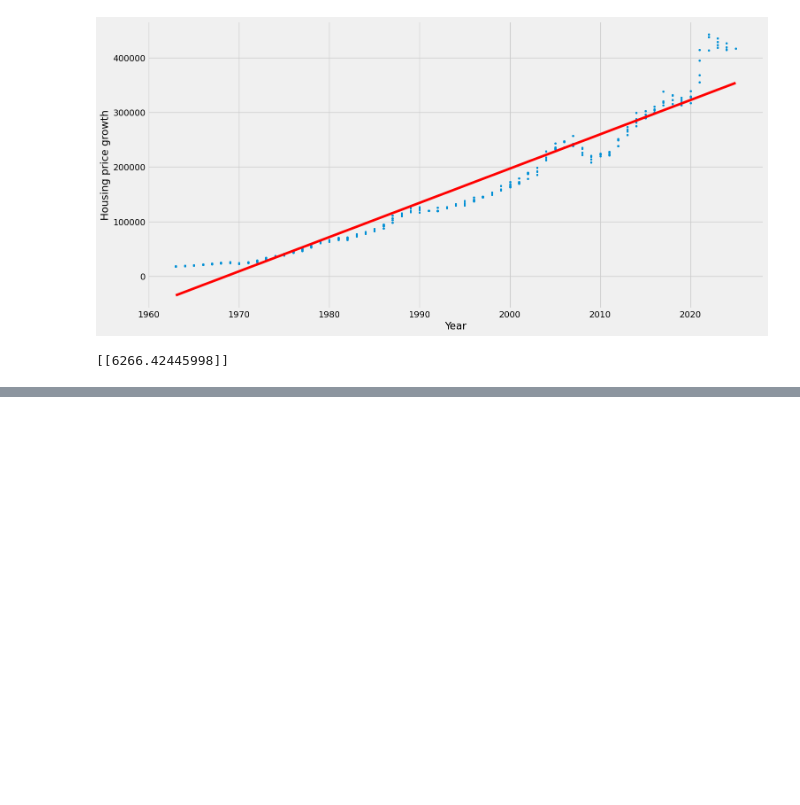
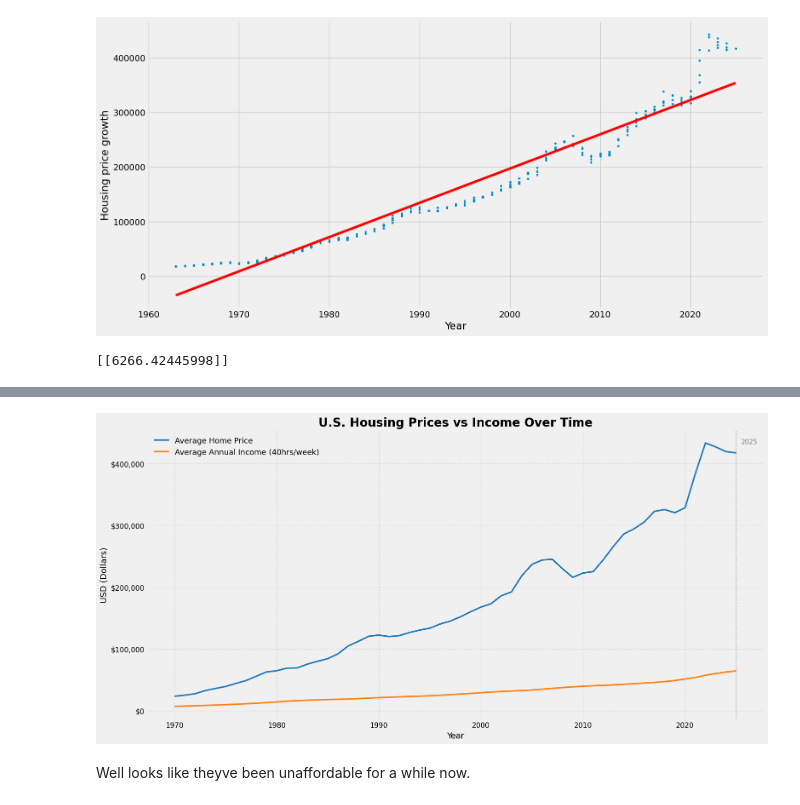
Before and after one commit to kdizil117/seniorcapstone, a Jupyter notebook: housingpricestest.ipynb, the cells around one changed output, grey strips where cells are left out. Drawn from its saved outputs; the diff is of its cells as text; code cells hidden in the pictures; blank space fills up the shorter version.

Commit message:
finished prices analysis

```diff
--- a/housingpricestest.ipynb
+++ b/housingpricestest.ipynb
@@ -230,0 +231,60 @@ Average housing price in 2025 is 416900 average hourly wage is 31.24 the mortaga
+# %%
+import pandas as pd
+import matplotlib.pyplot as plt
+from sklearn.preprocessing import MinMaxScaler
+
+#Wage data
+wage_df = hourly_earnings_df.copy()
+wage_df['Label'] = pd.to_datetime(wage_df['Label'], errors='coerce')
+wage_df.dropna(subset=['Label'], inplace=True)
+wage_df['year'] = wage_df['Label'].dt.year
+
+# Convert hourly to annual wage
+wage_df['annual_income'] = wage_df['Value'] * 2080
+
+# Average per year
+annual_wage = wage_df.groupby('year')['annual_income'].mean().reset_index()
+
+# Housing data
+housing_df = Housing_prices_df.copy()
+housing_df['year'] = housing_df['date_column'].dt.year
+annual_housing = housing_df.groupby('year')['MSPUS'].mean().reset_index()
+
+# Merge both on year
+merged_df = pd.merge(annual_housing, annual_wage, on='year', how='inner')
+
+import matplotlib.pyplot as plt
+import matplotlib.ticker as ticker
+
+# Plot raw home price vs income
+fig, ax = plt.subplots(figsize=(16, 8))
+
+# Plot lines with style
+ax.plot(merged_df['year'], merged_df['MSPUS'], label='Average Home Price', linewidth=2.5, color='#1f77b4')
+ax.plot(merged_df['year'], merged_df['annual_income'], label='Average Annual Income (40hrs/week)', linewidth=2.5, color='#ff7f0e')
+
+# Titles and labels
+ax.set_title("U.S. Housing Prices vs Income Over Time", fontsize=20, weight='bold')
+ax.set_xlabel("Year", fontsize=14)
+ax.set_ylabel("USD (Dollars)", fontsize=14)
+
+# Format Y axis with commas
+ax.yaxis.set_major_formatter(ticker.FuncFormatter(lambda x, p: f"${x:,.0f}"))
+
+# Format ticks
+ax.tick_params(axis='both', which='major', labelsize=12)
+
+# Grid and legend
+ax.grid(True, linestyle='--', alpha=0.5)
+ax.legend(loc='upper left', fontsize=13, frameon=False)
+
+# Optional: highlight 2025
+ax.axvline(x=2025, color='gray', linestyle=':', linewidth=1)
+ax.text(2025 + 0.5, ax.get_ylim()[1] * 0.95, '2025', color='gray', fontsize=11)
+
+plt.tight_layout()
+plt.show()
+# %% [output]
+[figure, added]
+# %% [markdown]
+Well looks like theyve been unaffordable for a while now.
```
Also changed, not shown: parts of 4 cells of this notebook.
